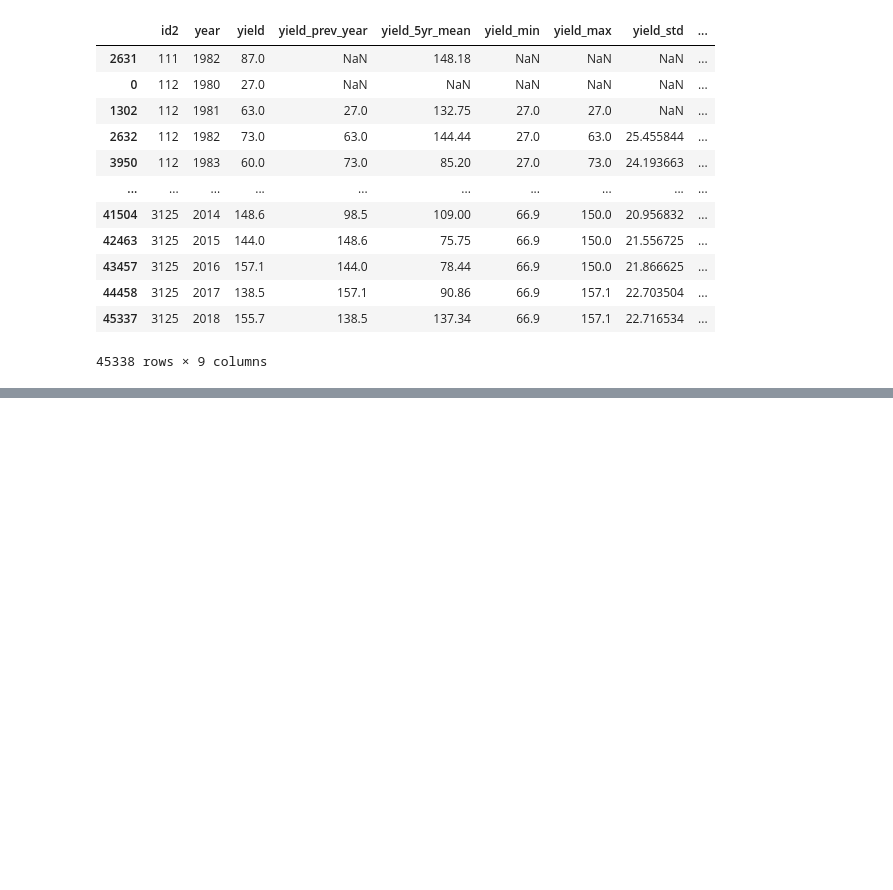
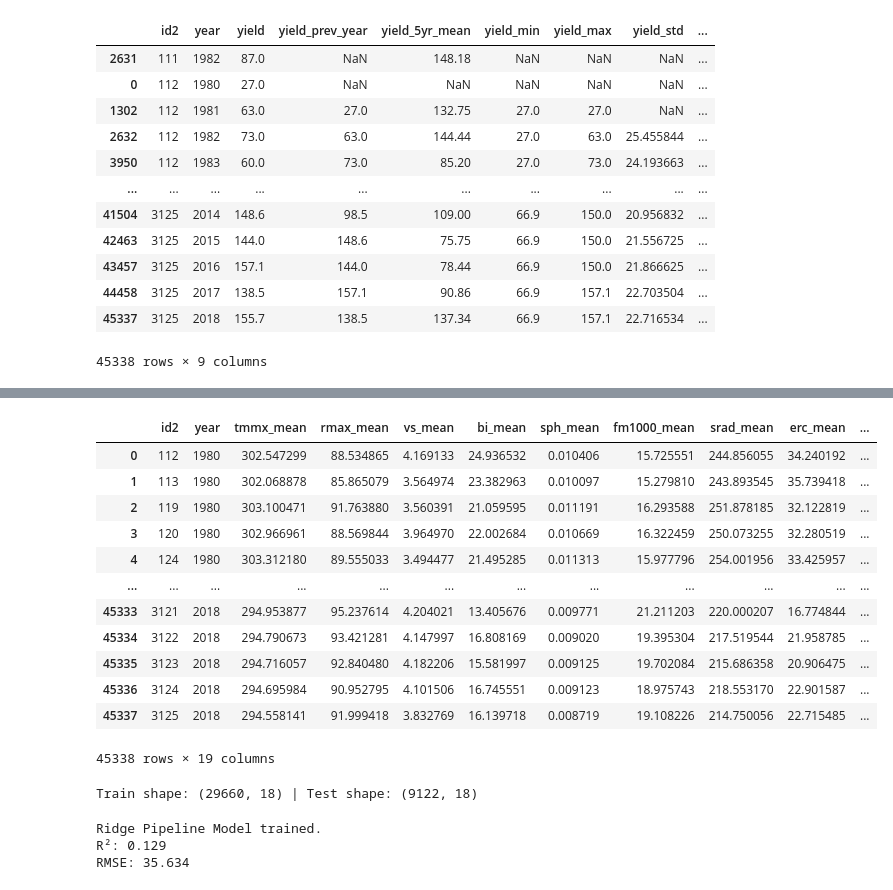
Before and after one commit to shrey-gupta/soil-land-crop, a Jupyter notebook: gridMET.ipynb, the cells around one changed output, grey strips where cells are left out. Cells and saved outputs as stored; diff of their text form; code cells hidden in the pictures; blank space fills up the shorter version.

```diff
--- a/gridMET.ipynb
+++ b/gridMET.ipynb
@@ -1252,0 +1452,15 @@ final_df
+# %%
+def extract_summary_stats(df, columns, prefix):
+    sub_df = df[columns]
+    stats = pd.DataFrame()
+    stats[f'{prefix}_mean'] = sub_df.mean(axis=1)
+    return stats
+# %%
+feature_stats_list = [extract_summary_stats(gridMET_hz_data, cols, prefix) for prefix, cols in grouped_features.items()]
+features_reduced = pd.concat(feature_stats_list, axis=1)
+features_reduced['id2'] = gridMET_hz_data['id2']
+features_reduced['year'] = gridMET_hz_data['year']
+features_reduced['yield'] = gridMET_hz_data['yield']
+# %%
+df_yield = gridMET_hz_data[['id2', 'year', 'yield']].sort_values(['id2', 'year'])
+gridMET_mean_df = features_reduced.merge(df_yield.drop(columns='yield'), on=['id2', 'year'], how='left')
@@ -1252,0 +1483,57 @@ final_df
+# %%
+col_list = gridMET_mean_df.columns
+new_order = ['id2', 'year'] + [col for col in col_list if col not in ['id2', 'year', 'yield']] + ['yield']
+gridMET_mean_df = gridMET_mean_df[new_order]
+# %%
+gridMET_mean_df
+# %% [output]
+|  | id2 | year | tmmx_mean | rmax_mean | vs_mean | bi_mean | sph_mean | fm1000_mean | srad_mean | erc_mean | ... |
+| 0 | 112 | 1980 | 302.547299 | 88.534865 | 4.169133 | 24.936532 | 0.010406 | 15.725551 | 244.856055 | 34.240192 | ... |
+| 1 | 113 | 1980 | 302.068878 | 85.865079 | 3.564974 | 23.382963 | 0.010097 | 15.279810 | 243.893545 | 35.739418 | ... |
+| 2 | 119 | 1980 | 303.100471 | 91.763880 | 3.560391 | 21.059595 | 0.011191 | 16.293588 | 251.878185 | 32.122819 | ... |
+| 3 | 120 | 1980 | 302.966961 | 88.569844 | 3.964970 | 22.002684 | 0.010669 | 16.322459 | 250.073255 | 32.280519 | ... |
+| 4 | 124 | 1980 | 303.312180 | 89.555033 | 3.494477 | 21.495285 | 0.011313 | 15.977796 | 254.001956 | 33.425957 | ... |
+| ... | ... | ... | ... | ... | ... | ... | ... | ... | ... | ... | ... |
+| 45333 | 3121 | 2018 | 294.953877 | 95.237614 | 4.204021 | 13.405676 | 0.009771 | 21.211203 | 220.000207 | 16.774844 | ... |
+| 45334 | 3122 | 2018 | 294.790673 | 93.421281 | 4.147997 | 16.808169 | 0.009020 | 19.395304 | 217.519544 | 21.958785 | ... |
+| 45335 | 3123 | 2018 | 294.716057 | 92.840480 | 4.182206 | 15.581997 | 0.009125 | 19.702084 | 215.686358 | 20.906475 | ... |
+| 45336 | 3124 | 2018 | 294.695984 | 90.952795 | 4.101506 | 16.745551 | 0.009123 | 18.975743 | 218.553170 | 22.901587 | ... |
+| 45337 | 3125 | 2018 | 294.558141 | 91.999418 | 3.832769 | 16.139718 | 0.008719 | 19.108226 | 214.750056 | 22.715485 | ... |
+45338 rows × 19 columns
+# %%
+train_mask = (gridMET_mean_df['year'] >= 1985) & (gridMET_mean_df['year'] < 2010)
+test_mask  = (gridMET_mean_df['year'] >= 2010) & (gridMET_mean_df['year'] <= 2018)
+
+train_df = gridMET_mean_df.loc[train_mask]
+test_df  = gridMET_mean_df.loc[test_mask]
+
+feature_cols = [c for c in gridMET_mean_df.columns if c not in {'yield'}] ##, 'year', 'id2'
+X_train, y_train = train_df[feature_cols], train_df['yield']
+X_test,  y_test  = test_df[feature_cols],  test_df['yield']
+
+print("Train shape:", X_train.shape, "| Test shape:", X_test.shape)
+# %% [output]
+Train shape: (29660, 18) | Test shape: (9122, 18)
+# %%
+from sklearn.linear_model import Ridge
+
+#@title Fit linear regression with standardization
+model_ridge_pipeline = Pipeline(steps=[
+    ('scaler', StandardScaler()),
+    ('linreg', Ridge(alpha=100.0))
+])
+model_ridge_pipeline.fit(X_train, y_train)
+print("Ridge Pipeline Model trained.")
+
+y_pred = model_ridge_pipeline.predict(X_test)
+y_pred = np.minimum(y_pred, 250.0) # remove outlier
+y_pred = np.maximum(y_pred, 0.0) # no negatives
+r2 = r2_score(y_test, y_pred)
+rmse = mean_squared_error(y_test, y_pred)**.5
+
+print(f"R²: {r2:.3f}")
+print(f"RMSE: {rmse:.3f}")
+# %% [output]
+Ridge Pipeline Model trained.
+R²: 0.129
+RMSE: 35.634
```
Also changed, not shown: parts of 20 cells of this notebook, 1 other file.
